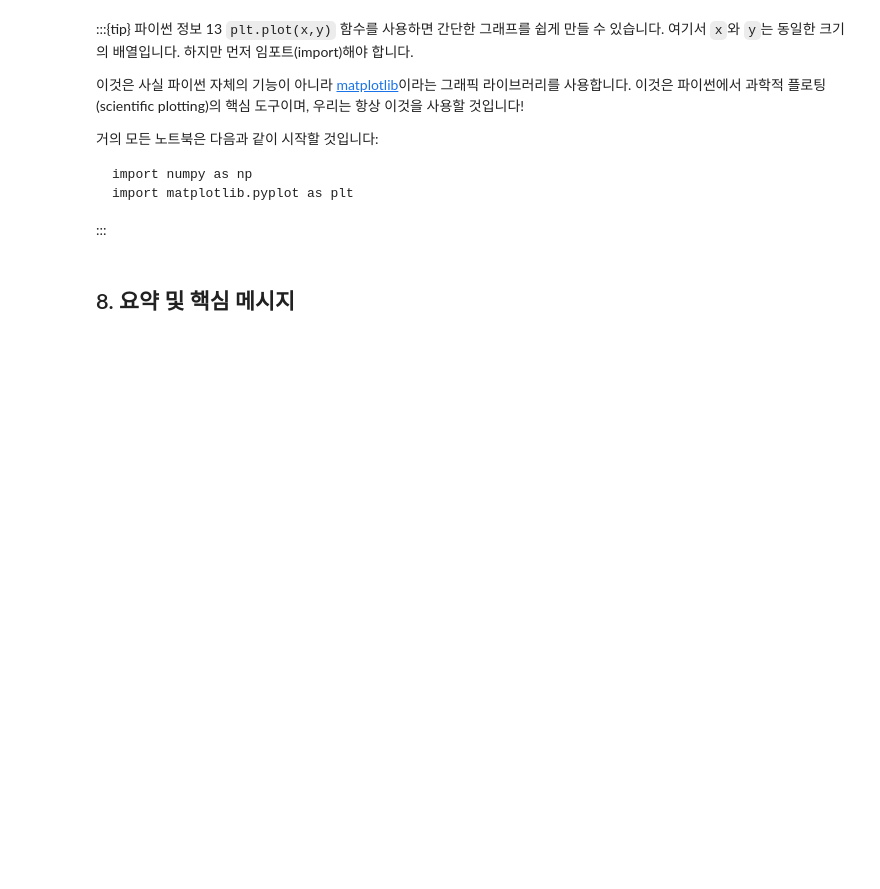
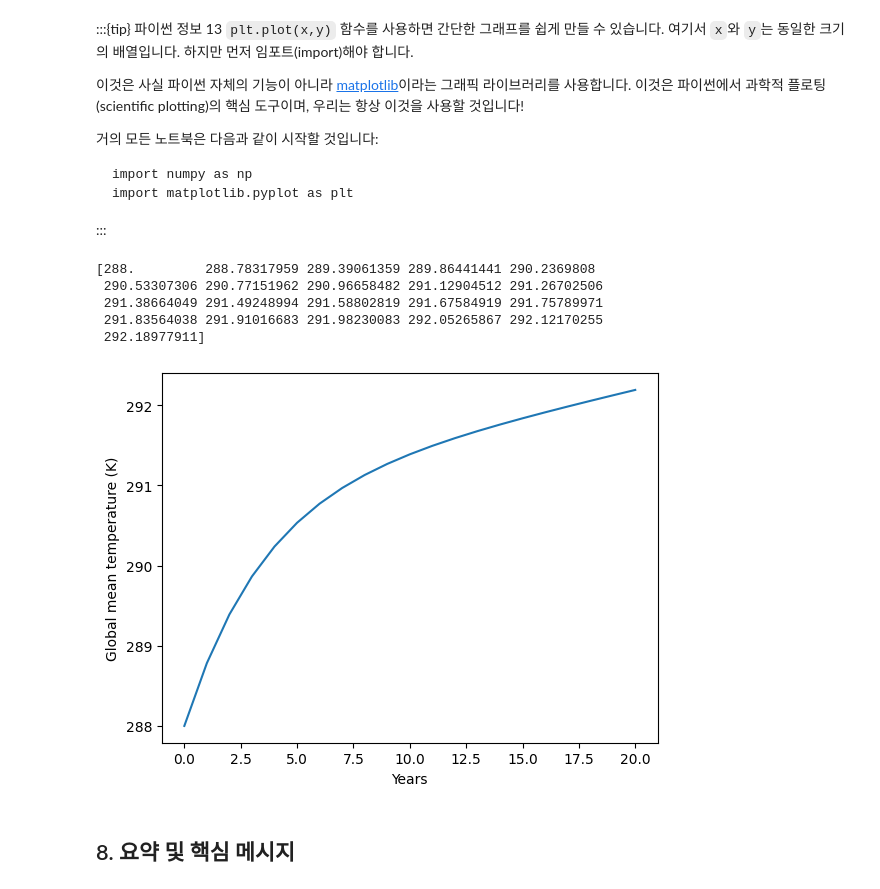
Before and after one commit to baekmin/ClimateLaboratoryBook, a Jupyter notebook: courseware_kor/zero-dim-ebm.ipynb, the cells around one changed output. Saved outputs shown, nothing was run; the diff lists cells and outputs as text; code cells hidden in the pictures; blank space fills up the shorter version.

````diff
--- a/courseware_kor/zero-dim-ebm.ipynb
+++ b/courseware_kor/zero-dim-ebm.ipynb
@@ -362,6 +362,9 @@ def step_forward(T):
     return T + dt / C * ( ASR(alpha=0.32) - OLR(T, tau=0.57) )
 # %% [markdown]
 임의의 온도로 시도해 보세요:
+# %%
+def step_forward_bm(T,tau):
+    return T + dt / C * ( ASR(alpha=0.32) - OLR(T, tau) )
 # %%
 step_forward(300.)
 # %% [output]
@@ -446,3 +449,22 @@ import numpy as np
 import matplotlib.pyplot as plt
 ```
 :::
+# %%
+import numpy as np
+
+numsteps = 20
+Tsteps = np.zeros(numsteps+1)
+Years = np.zeros(numsteps+1)
+Tsteps[0] = 288.
+tau_tmp=0.57
+for n in range(numsteps):
+    tau_tmp=tau_tmp-0.0005
+    Years[n+1] = n+1
+    Tsteps[n+1] = step_forward_bm( Tsteps[n],tau_tmp )
+print(Tsteps)
+# %% [output]
+[288.         288.78317959 289.39061359 289.86441441 290.2369808
+ 290.53307306 290.77151962 290.96658482 291.12904512 291.26702506
+ 291.38664049 291.49248994 291.58802819 291.67584919 291.75789971
+ 291.83564038 291.91016683 291.98230083 292.05265867 292.12170255
+ 292.18977911]
@@ -449,3 +477,9 @@ import matplotlib.pyplot as plt
+# %%
+plt.plot(Years, Tsteps)
+plt.xlabel('Years')
+plt.ylabel('Global mean temperature (K)');
+# %% [output]
+[figure, added]
 # %% [markdown]
 ## 8. 요약 및 핵심 메시지
 # %% [markdown]
````
Also changed, not shown: parts of 5 cells of this notebook.
